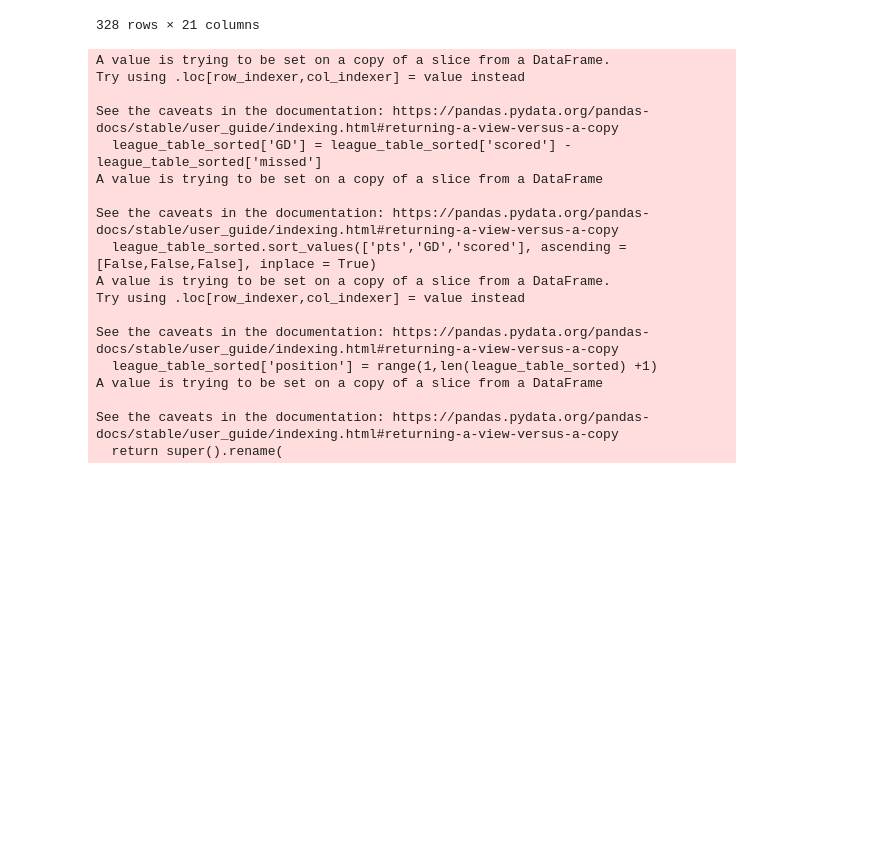
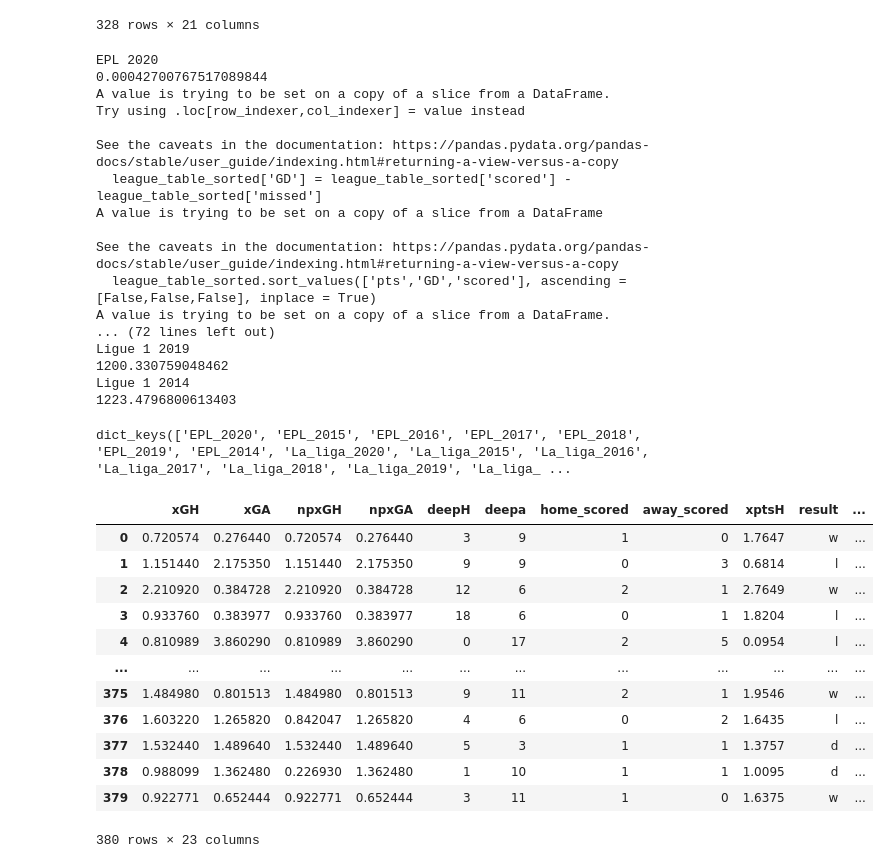
Before and after one commit to jakelourie1502/Football_Data, a Jupyter notebook: Scraping_Understat.ipynb, the cells around one changed output. Cells and saved outputs as stored; diff of their text form; code cells hidden in the pictures; blank space fills up the shorter version.

```diff
--- a/Scraping_Understat.ipynb
+++ b/Scraping_Understat.ipynb
@@ -532,0 +537,11 @@ test_func_form_df_of_all_matches = dict_of_matches_to_df_form(test_func_form_ste
+# %%
+def clean_tables_ppda(dict_of_many_teams_matches):
+    #Basically, turning the dictionary column of ppda into two columns
+    for team, df in dict_of_many_teams_matches.items():
+        dict_of_many_teams_matches[team]['ppda_coef'] = dict_of_many_teams_matches[team]['ppda'].apply(lambda x: x['att']/x['def'] if x['def'] != 0 else 0)
+        dict_of_many_teams_matches[team]['oppda_coef'] = dict_of_many_teams_matches[team]['ppda_allowed'].apply(lambda x: x['att']/x['def'] if x['def'] != 0 else 0)
+        del dict_of_many_teams_matches[team]['ppda']
+        del dict_of_many_teams_matches[team]['ppda_allowed']
+
+    return dict_of_many_teams_matches
+test_func_form_cleaned = clean_tables_ppda(test_func_form_df_of_all_matches)
@@ -665,22 +691,35 @@ base_url = "https://understat.com/league/"
 leagues = ['EPL','La_liga','Bundesliga','Serie A','Ligue 1']
 years = ['2020','2015','2016','2017','2018','2019','2014']'''
 dict_leagues = {}
-
+dict_matches = {}
+import time
+time_now = time.time()
 for league in leagues:
     for year in years:
+        print(league,year)
+        print(time.time() - time_now)
+         #create base layer
         raw_data = get_teams_data(base_url+league+'/'+year)
         dict_form_data = script_to_dict(raw_data)
         df_form_data = dict_of_matches_to_df_form(dict_form_data)
+        clean_ppda = clean_tables_ppda(df_form_data)
 
-        #now sort the league data out
-        league_table = turn_matches_to_league_table(df_form_data)
-        #add league and year to table
-        league_table['league'] = league
-        league_table['year'] = year
-        dict_leagues[f'{league}_{year}'] = league_table
+         #now sort the league data out
+        league_table = turn_matches_to_league_table(clean_ppda)
+        league_table['league'] = league #add league name to table
+        league_table['year'] = year #add league year to table
+        dict_leagues[f'{league}_{year}'] = league_table #add to dictionary
 
         #now sort the match data out
+        table_of_all_matches = create_big_table_of_matches(clean_ppda)
+        paired_matches = add_pairs(table_of_all_matches)
+        matches_table_one_season = final_presentation_matches_table(paired_matches)
+        matches_table_one_season['league'] = league
+        matches_table_one_season['year'] = year
+        dict_matches[f'{league}_{year}'] = matches_table_one_season
 # %% [output]
+EPL 2020
+0.00042700767517089844
 A value is trying to be set on a copy of a slice from a DataFrame.
 Try using .loc[row_indexer,col_indexer] = value instead
 
@@ -691,11 +730,8 @@ A value is trying to be set on a copy of a slice from a DataFrame
 See the caveats in the documentation: https://pandas.pydata.org/pandas-docs/stable/user_guide/indexing.html#returning-a-view-versus-a-copy
   league_table_sorted.sort_values(['pts','GD','scored'], ascending = [False,False,False], inplace = True)
 A value is trying to be set on a copy of a slice from a DataFrame.
-Try using .loc[row_indexer,col_indexer] = value instead
-
-See the caveats in the documentation: https://pandas.pydata.org/pandas-docs/stable/user_guide/indexing.html#returning-a-view-versus-a-copy
-  league_table_sorted['position'] = range(1,len(league_table_sorted) +1)
-A value is trying to be set on a copy of a slice from a DataFrame
-
-See the caveats in the documentation: https://pandas.pydata.org/pandas-docs/stable/user_guide/indexing.html#returning-a-view-versus-a-copy
-  return super().rename(
+... (72 lines left out)
+Ligue 1 2019
+1200.330759048462
+Ligue 1 2014
+1223.4796800613403
@@ -705,0 +738,20 @@ for league in leagues:
+# %%
+dict_matches.keys()
+# %% [output]
+dict_keys(['EPL_2020', 'EPL_2015', 'EPL_2016', 'EPL_2017', 'EPL_2018', 'EPL_2019', 'EPL_2014', 'La_liga_2020', 'La_liga_2015', 'La_liga_2016', 'La_liga_2017', 'La_liga_2018', 'La_liga_2019', 'La_liga_ ...
+# %%
+dict_matches['EPL_2017']
+# %% [output]
+|  | xGH | xGA | npxGH | npxGA | deepH | deepa | home_scored | away_scored | xptsH | result | ... |
+| 0 | 0.720574 | 0.276440 | 0.720574 | 0.276440 | 3 | 9 | 1 | 0 | 1.7647 | w | ... |
+| 1 | 1.151440 | 2.175350 | 1.151440 | 2.175350 | 9 | 9 | 0 | 3 | 0.6814 | l | ... |
+| 2 | 2.210920 | 0.384728 | 2.210920 | 0.384728 | 12 | 6 | 2 | 1 | 2.7649 | w | ... |
+| 3 | 0.933760 | 0.383977 | 0.933760 | 0.383977 | 18 | 6 | 0 | 1 | 1.8204 | l | ... |
+| 4 | 0.810989 | 3.860290 | 0.810989 | 3.860290 | 0 | 17 | 2 | 5 | 0.0954 | l | ... |
+| ... | ... | ... | ... | ... | ... | ... | ... | ... | ... | ... | ... |
+| 375 | 1.484980 | 0.801513 | 1.484980 | 0.801513 | 9 | 11 | 2 | 1 | 1.9546 | w | ... |
+| 376 | 1.603220 | 1.265820 | 0.842047 | 1.265820 | 4 | 6 | 0 | 2 | 1.6435 | l | ... |
+| 377 | 1.532440 | 1.489640 | 1.532440 | 1.489640 | 5 | 3 | 1 | 1 | 1.3757 | d | ... |
+| 378 | 0.988099 | 1.362480 | 0.226930 | 1.362480 | 1 | 10 | 1 | 1 | 1.0095 | d | ... |
+| 379 | 0.922771 | 0.652444 | 0.922771 | 0.652444 | 3 | 11 | 1 | 0 | 1.6375 | w | ... |
+380 rows × 23 columns
```
Also changed, not shown: parts of 6 cells of this notebook.
